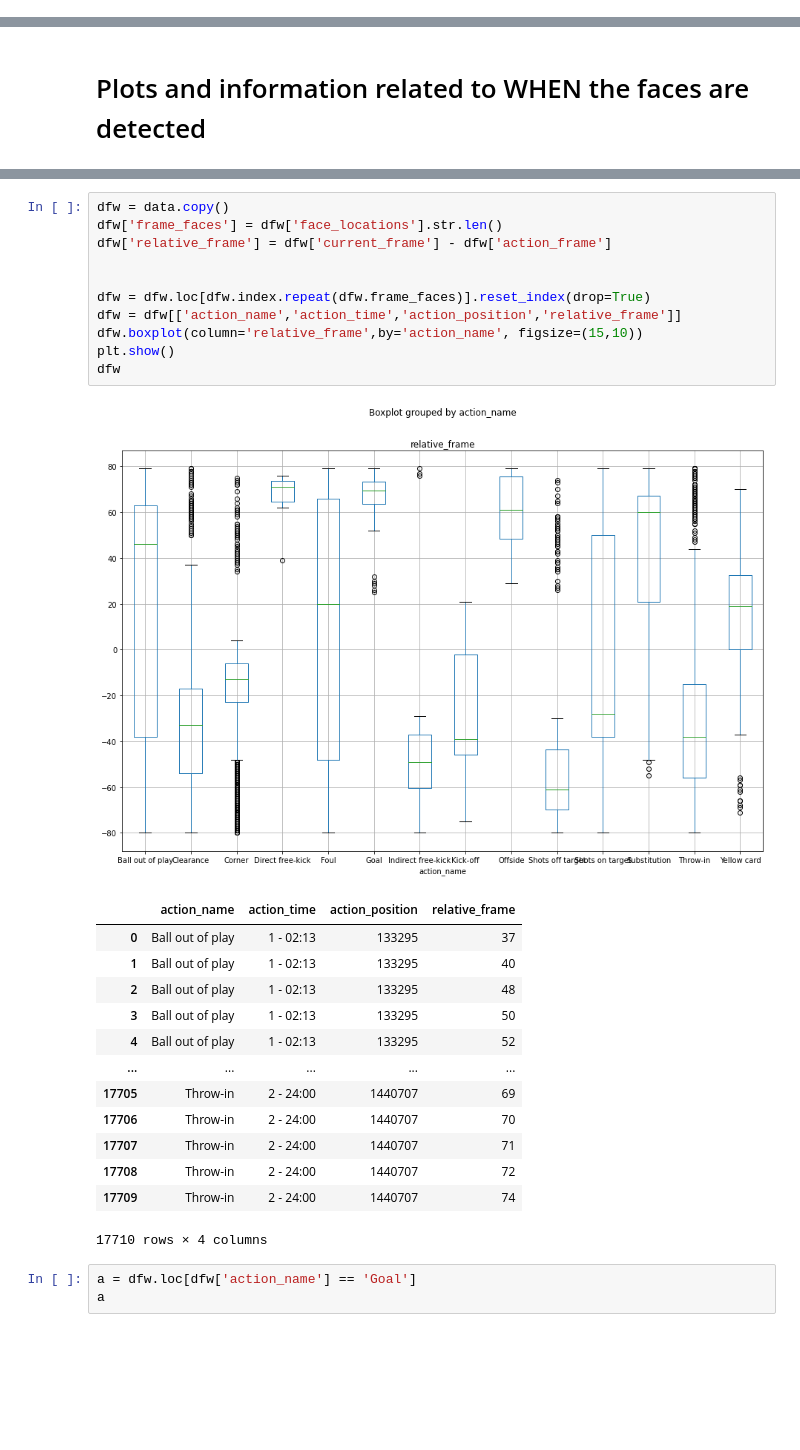
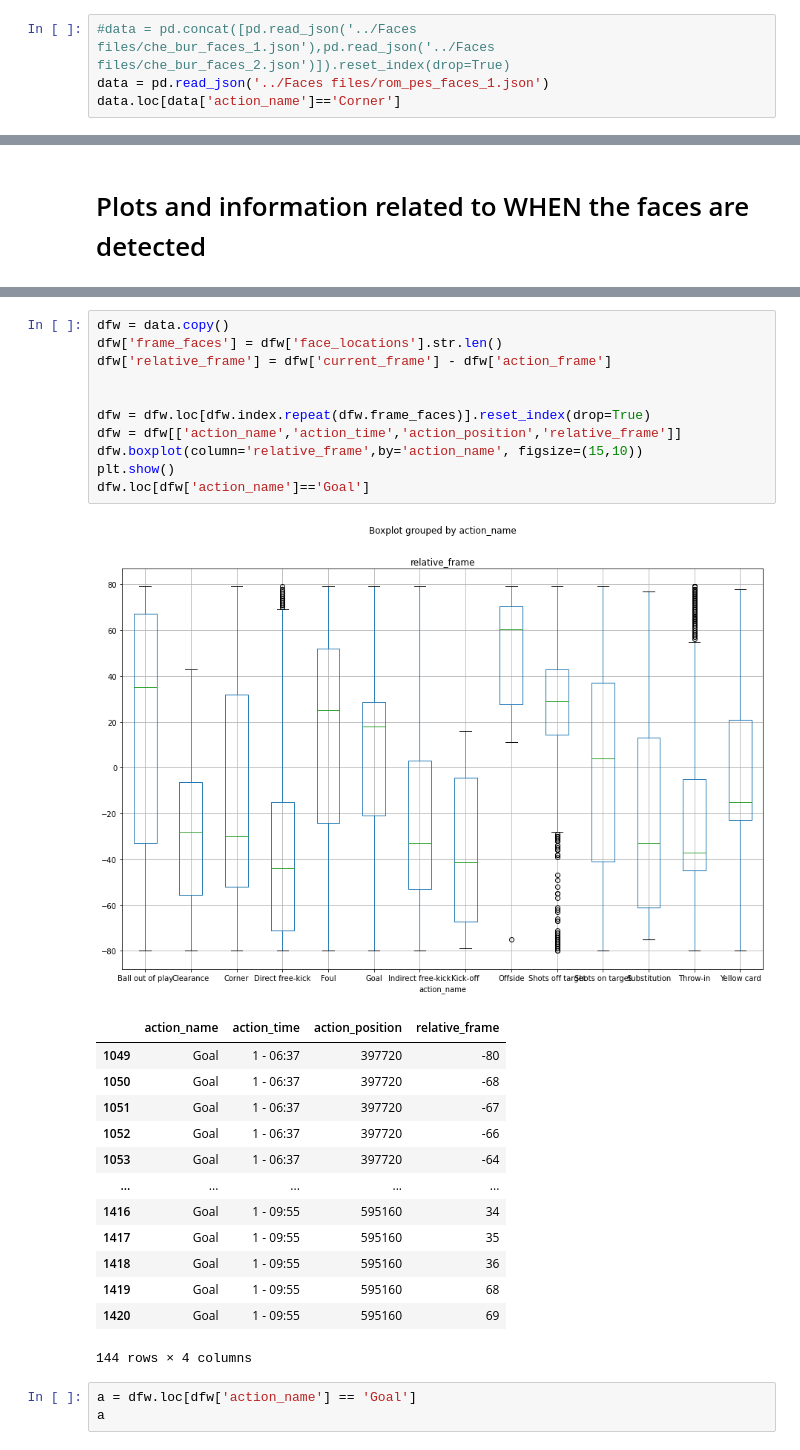
Before and after one commit to joseprs/ActionClassification, a Jupyter notebook: notebooks/analyze_faces_facesdf.ipynb, the cells around one changed output, grey strips where cells are left out. Saved outputs shown, nothing was run; the diff lists cells and outputs as text; blank space fills up the shorter version.

```diff
--- a/notebooks/analyze_faces_facesdf.ipynb
+++ b/notebooks/analyze_faces_facesdf.ipynb
@@ -16,0 +7,4 @@ data.head()
+# %%
+#data = pd.concat([pd.read_json('../Faces files/che_bur_faces_1.json'),pd.read_json('../Faces files/che_bur_faces_2.json')]).reset_index(drop=True)
+data = pd.read_json('../Faces files/rom_pes_faces_1.json')
+data.loc[data['action_name']=='Corner']
@@ -161,29 +117,29 @@ if len(face_locations)>0:
 # %%
 dfw = data.copy()
 dfw['frame_faces'] = dfw['face_locations'].str.len()
 dfw['relative_frame'] = dfw['current_frame'] - dfw['action_frame']
 
 
 dfw = dfw.loc[dfw.index.repeat(dfw.frame_faces)].reset_index(drop=True)
 dfw = dfw[['action_name','action_time','action_position','relative_frame']]
 dfw.boxplot(column='relative_frame',by='action_name', figsize=(15,10))
 plt.show()
-dfw
+dfw.loc[dfw['action_name']=='Goal']
 # %% [output]
-[figure, old version]
+[figure, new version]
 |  | action_name | action_time | action_position | relative_frame |
-| 0 | Ball out of play | 1 - 02:13 | 133295 | 37 |
-| 1 | Ball out of play | 1 - 02:13 | 133295 | 40 |
-| 2 | Ball out of play | 1 - 02:13 | 133295 | 48 |
-| 3 | Ball out of play | 1 - 02:13 | 133295 | 50 |
-| 4 | Ball out of play | 1 - 02:13 | 133295 | 52 |
+| 1049 | Goal | 1 - 06:37 | 397720 | -80 |
+| 1050 | Goal | 1 - 06:37 | 397720 | -68 |
+| 1051 | Goal | 1 - 06:37 | 397720 | -67 |
+| 1052 | Goal | 1 - 06:37 | 397720 | -66 |
+| 1053 | Goal | 1 - 06:37 | 397720 | -64 |
 | ... | ... | ... | ... | ... |
-| 17705 | Throw-in | 2 - 24:00 | 1440707 | 69 |
-| 17706 | Throw-in | 2 - 24:00 | 1440707 | 70 |
-| 17707 | Throw-in | 2 - 24:00 | 1440707 | 71 |
-| 17708 | Throw-in | 2 - 24:00 | 1440707 | 72 |
-| 17709 | Throw-in | 2 - 24:00 | 1440707 | 74 |
+| 1416 | Goal | 1 - 09:55 | 595160 | 34 |
+| 1417 | Goal | 1 - 09:55 | 595160 | 35 |
+| 1418 | Goal | 1 - 09:55 | 595160 | 36 |
+| 1419 | Goal | 1 - 09:55 | 595160 | 68 |
+| 1420 | Goal | 1 - 09:55 | 595160 | 69 |
-17710 rows × 4 columns
+144 rows × 4 columns
 # %%
 a = dfw.loc[dfw['action_name'] == 'Goal']
 a
```
Also changed, not shown: parts of 15 cells of this notebook.
